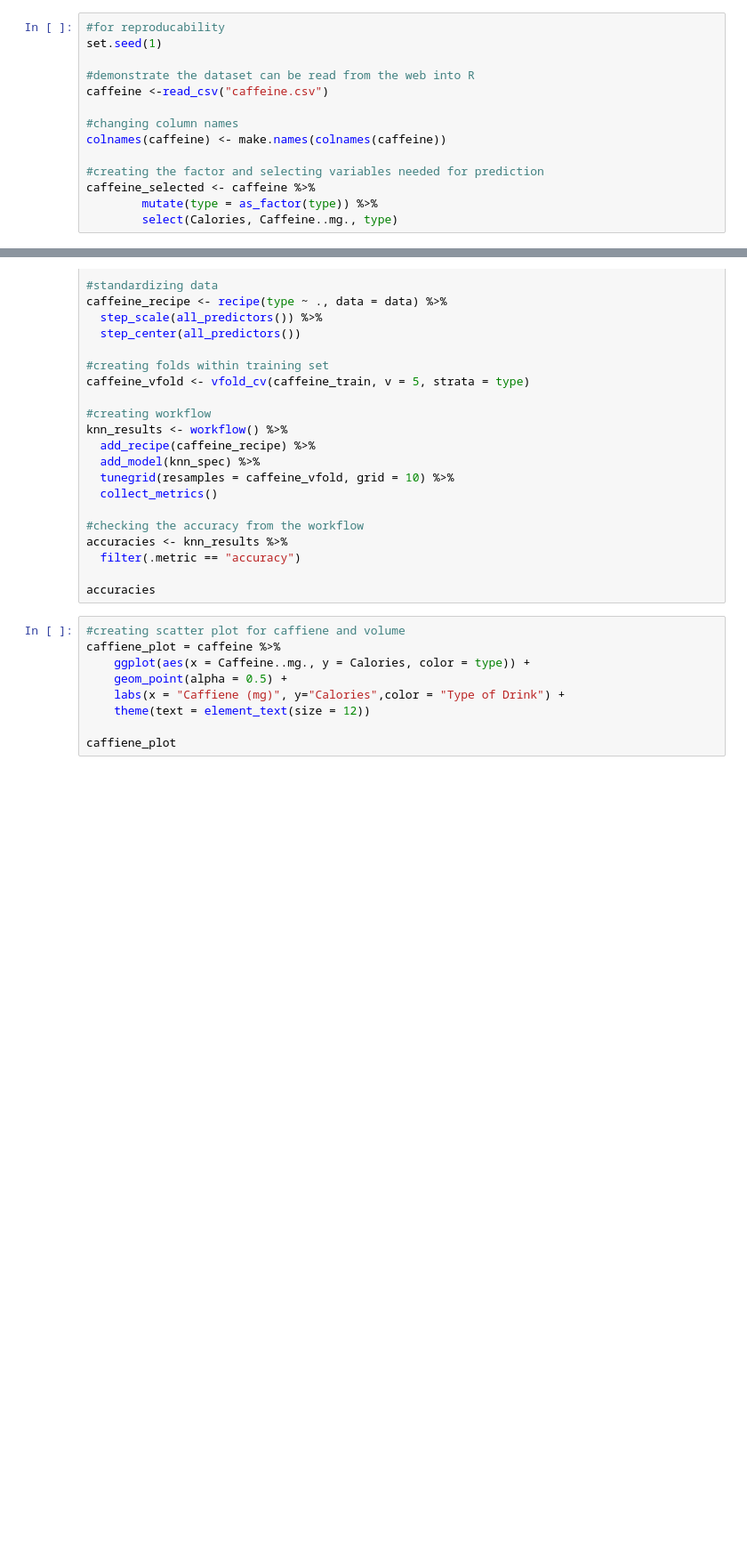
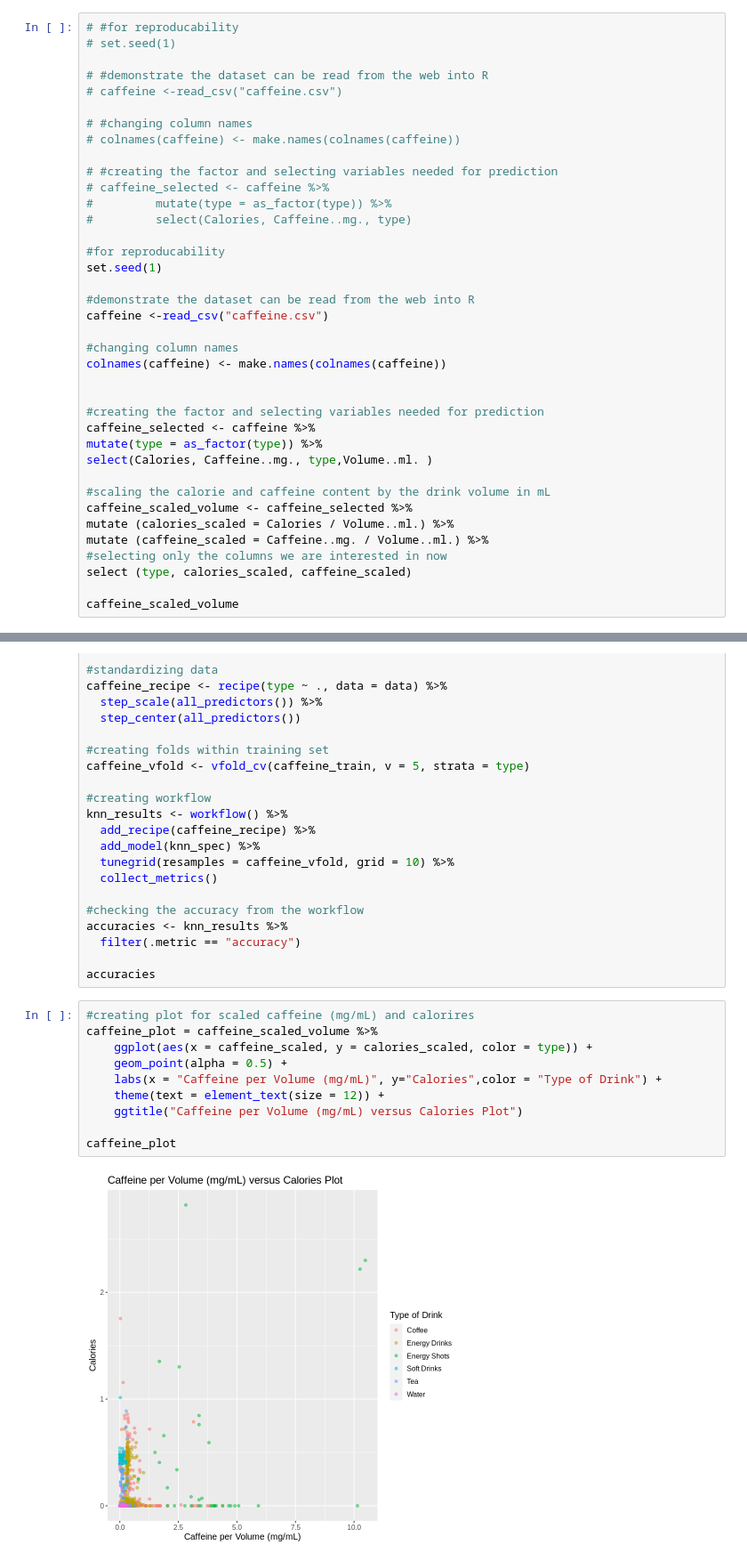
Before and after one commit to sejalvij/dsci-new-project, a Jupyter notebook: New project code.ipynb, the cells around one changed output, grey strips where cells are left out. Shown at 89% size. Cells and saved outputs as stored; diff of their text form; blank space fills up the shorter version.

Commit message:
Created Scatter Plots
Added whole scatter plot, and zoomed in scatter plot

```diff
--- a/New project code.ipynb
+++ b/New project code.ipynb
@@ -6,4 +24,18 @@ library(dplyr)
 # %%
+# #for reproducability
+# set.seed(1)
+
+# #demonstrate the dataset can be read from the web into R
+# caffeine <-read_csv("caffeine.csv")
+
+# #changing column names
+# colnames(caffeine) <- make.names(colnames(caffeine))
+
+# #creating the factor and selecting variables needed for prediction
+# caffeine_selected <- caffeine %>%
+#         mutate(type = as_factor(type)) %>%
+#         select(Calories, Caffeine..mg., type)
+
 #for reproducability
 set.seed(1)
 
@@ -13,10 +45,20 @@ caffeine <-read_csv("caffeine.csv")
 #changing column names
 colnames(caffeine) <- make.names(colnames(caffeine))
 
+
 #creating the factor and selecting variables needed for prediction
 caffeine_selected <- caffeine %>%
-        mutate(type = as_factor(type)) %>%
-        select(Calories, Caffeine..mg., type)
+mutate(type = as_factor(type)) %>%
+select(Calories, Caffeine..mg., type,Volume..ml. )
+
+#scaling the calorie and caffeine content by the drink volume in mL
+caffeine_scaled_volume <- caffeine_selected %>%
+mutate (calories_scaled = Calories / Volume..ml.) %>%
+mutate (caffeine_scaled = Caffeine..mg. / Volume..ml.) %>%
+#selecting only the columns we are interested in now
+select (type, calories_scaled, caffeine_scaled)
+
+caffeine_scaled_volume
 # %% [output]
 Parsed with column specification:
 cols(
@@ -78,11 +135,14 @@ accuracies <- knn_results %>%
 
 accuracies
 # %%
-#creating scatter plot for caffiene and volume
-caffiene_plot = caffeine %>%
-    ggplot(aes(x = Caffeine..mg., y = Calories, color = type)) +
+#creating plot for scaled caffeine (mg/mL) and calorires
+caffeine_plot = caffeine_scaled_volume %>%
+    ggplot(aes(x = caffeine_scaled, y = calories_scaled, color = type)) +
     geom_point(alpha = 0.5) +
-    labs(x = "Caffiene (mg)", y="Calories",color = "Type of Drink") +
-    theme(text = element_text(size = 12))
+    labs(x = "Caffeine per Volume (mg/mL)", y="Calories",color = "Type of Drink") +
+    theme(text = element_text(size = 12)) +
+    ggtitle("Caffeine per Volume (mg/mL) versus Calories Plot")
 
-caffiene_plot
+caffeine_plot
+# %% [output]
+[figure, added]
```
Also changed, not shown: parts of 4 cells of this notebook.
